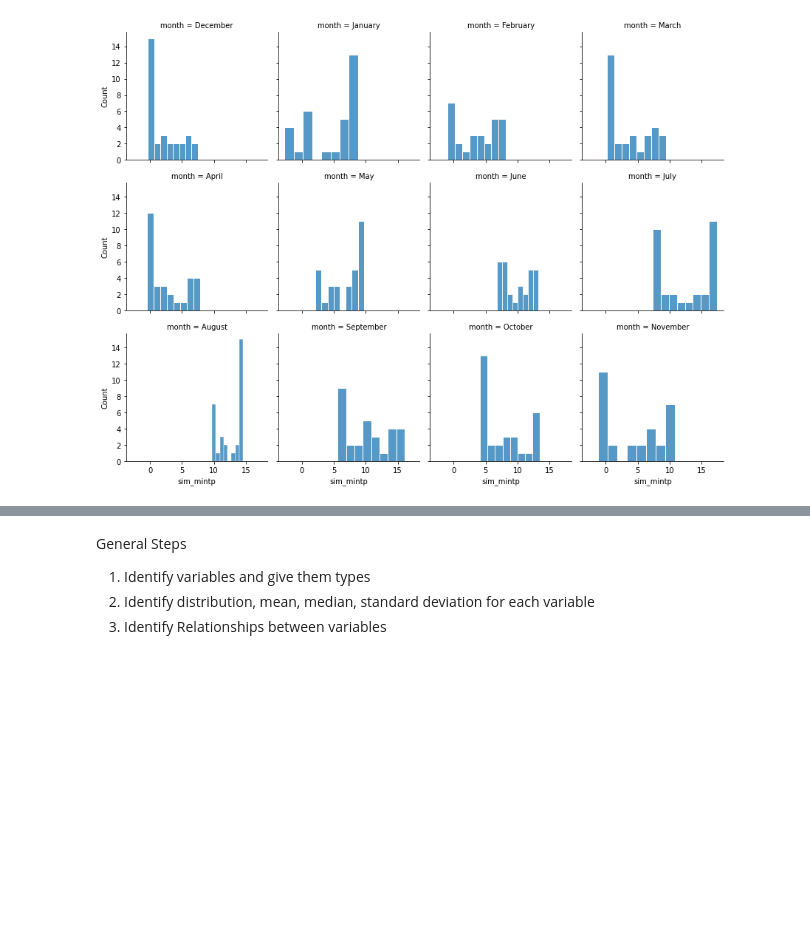
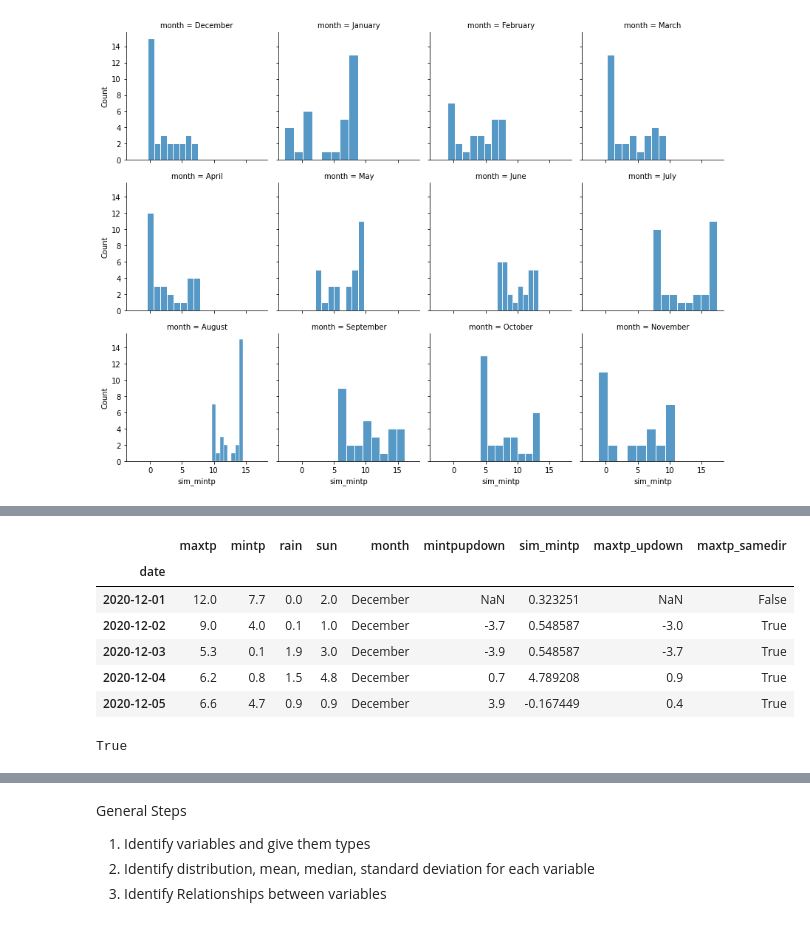
Before and after one commit to fod/simulation, a Jupyter notebook: simulation.ipynb, the cells around one changed output, grey strips where cells are left out. Saved outputs shown, nothing was run; the diff lists cells and outputs as text; code cells hidden in the pictures; blank space fills up the shorter version.

Commit message:
max - min temp test if change direction is the same

```diff
--- a/simulation.ipynb
+++ b/simulation.ipynb
@@ -246,0 +241,12 @@ g.map(sns.histplot, "sim_mintp", edgecolor='white', bins=8);
+# %%
+# Create up-down column in dataframe
+df['mintpupdown']=df['mintp'].diff()
+np.sum(df['mintpupdown'] < 0)
+
+# Pandas DataFrame containing months and counts of days where the temp rose or fell
+df_ud = pd.DataFrame()
+df_ud['down'] = df[df['mintpupdown'] < 0].groupby('month').count()['mintpupdown']
+df_ud['up'] = df[df['mintpupdown'] > 0].groupby('month').count()['mintpupdown']
+
+# Look at df_ud contents
+df_ud.head()
@@ -246,0 +271,22 @@ g.map(sns.histplot, "sim_mintp", edgecolor='white', bins=8);
+# %%
+# Create max temp up-down column in dataframe
+df['maxtp_updown']=df['maxtp'].diff()
+# Create column with true if temp change direction was same as min temp change direction
+df['maxtp_samedir'] = np.sign(df['maxtp_updown']) == np.sign(df['mintpupdown'])
+
+
+# Create maxminsamedir column in dataframe
+
+df.head()
+# %% [output]
+|  | maxtp | mintp | rain | sun | month | mintpupdown | sim_mintp | maxtp_updown | maxtp_samedir |
+| date |  |  |  |  |  |  |  |  |  |
+| 2020-12-01 | 12.0 | 7.7 | 0.0 | 2.0 | December | NaN | 0.323251 | NaN | False |
+| 2020-12-02 | 9.0 | 4.0 | 0.1 | 1.0 | December | -3.7 | 0.548587 | -3.0 | True |
+| 2020-12-03 | 5.3 | 0.1 | 1.9 | 3.0 | December | -3.9 | 0.548587 | -3.7 | True |
+| 2020-12-04 | 6.2 | 0.8 | 1.5 | 4.8 | December | 0.7 | 4.789208 | 0.9 | True |
+| 2020-12-05 | 6.6 | 4.7 | 0.9 | 0.9 | December | 3.9 | -0.167449 | 0.4 | True |
+# %%
+np.sign(-1) == np.sign(-41)
+# %% [output]
+True
```
Also changed, not shown: parts of 9 cells of this notebook, 1 other file.
